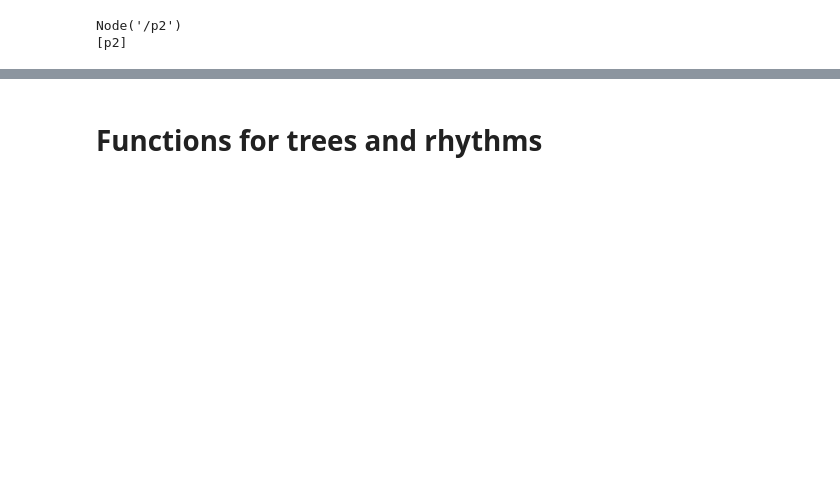
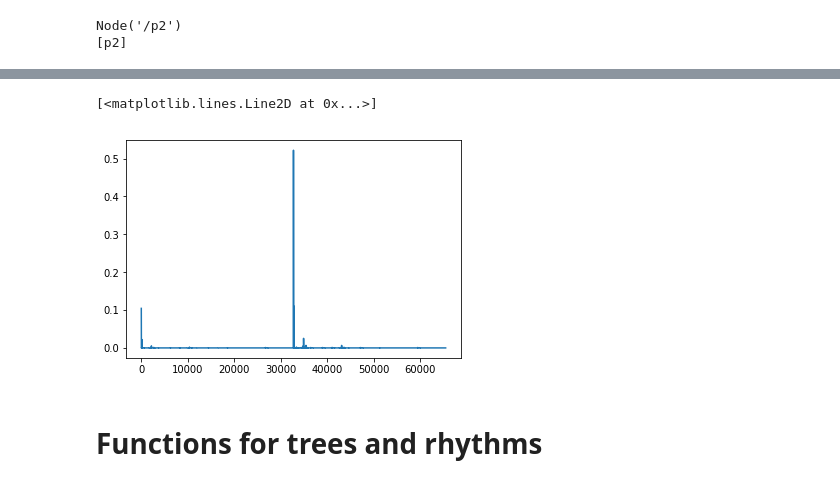
Before and after one commit to lucieperrotta/DCML, a Jupyter notebook: Grammar.ipynb, the cells around one changed output, grey strips where cells are left out. Saved outputs shown, nothing was run; the diff lists cells and outputs as text; code cells hidden in the pictures; blank space fills up the shorter version.

Commit message:
List of all rhythm probs! (for unique given p1 p2)
:( pas encore reussi

```diff
--- a/Grammar.ipynb
+++ b/Grammar.ipynb
@@ -194,0 +188,17 @@ plt.show()
+# %%
+# Generated all possible rhythms and their probs
+all_rhythms = np.ndarray(shape=(2**L, L))
+all_probs =  np.zeros(2**L)
+
+for i in range(2**L): # populating
+    all_rhythms[i,:] = number_to_rhythm(i)
+# %%
+for i in range(len(all_rhythms)):
+
+    if(i%1000==0):
+        print(i)
+
+    temp_prob = 0
+    for tree in rd_parser.parse(all_rhythms[i].astype(int).astype(str)):
+        temp_prob += tree.prob()
+    all_probs[i] = temp_prob
@@ -195,3 +226,8 @@ plt.show()
+# %%
+plt.plot(all_probs)
+# %% [output]
+[<matplotlib.lines.Line2D at 0x...>]
+[figure, added]
 # %% [markdown]
 # Functions for trees and rhythms
 # %%
```
Also changed, not shown: parts of 8 cells of this notebook, 2 other files.
